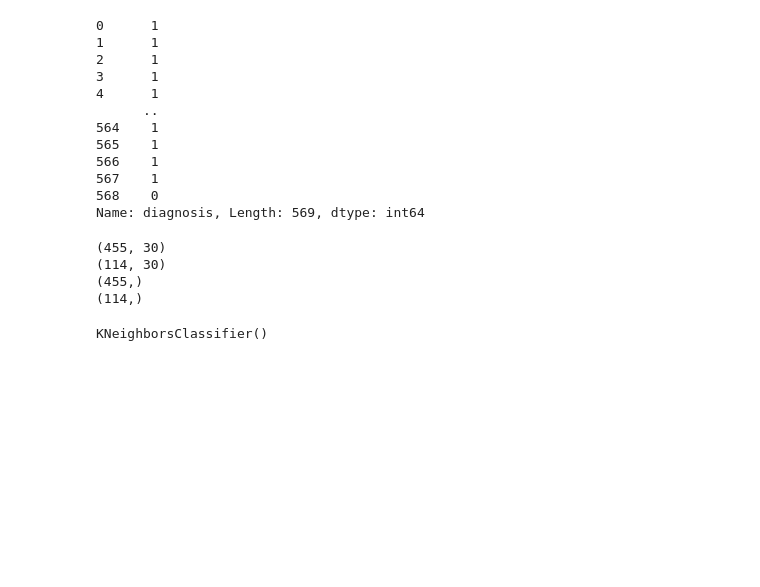
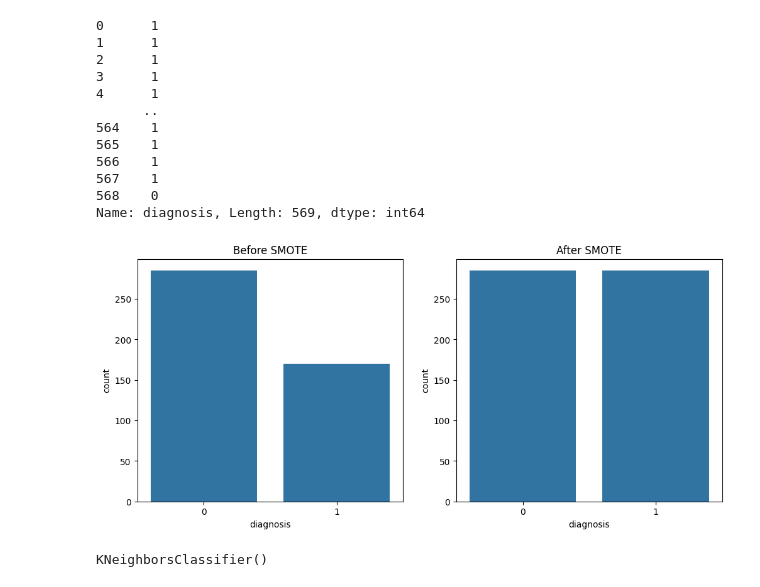
Before and after one commit to tuhinCr7/Breast-Cancer-Detection-using-Machine-Learning, a Jupyter notebook: breast_cancer.ipynb, the cells around one changed output. Saved outputs shown, nothing was run; the diff lists cells and outputs as text; code cells hidden in the pictures; blank space fills up the shorter version.

```diff
--- a/breast_cancer.ipynb
+++ b/breast_cancer.ipynb
@@ -192,16 +226,18 @@ X_train, X_test, y_train, y_test = train_test_split(
 # Apply SMOTE only on training data
 smote = SMOTE(random_state=42)
 X_train_balanced, y_train_balanced = smote.fit_resample(X_train, y_train)
-# %%
-print(X_train.shape)
-print(X_test.shape)
-print(y_train.shape)
-print(y_test.shape)
-# %% [output]
-(455, 30)
-(114, 30)
-(455,)
-(114,)
+# %%
+fig, ax = plt.subplots(1,2, figsize=(12,5))
+
+sns.countplot(x=y_train, ax=ax[0])
+ax[0].set_title("Before SMOTE")
+
+sns.countplot(x=y_train_balanced, ax=ax[1])
+ax[1].set_title("After SMOTE")
+
+plt.show()
+# %% [output]
+[figure, added]
 # %%
 from sklearn.preprocessing import StandardScaler
 
```
Also changed, not shown: parts of 6 cells of this notebook.
